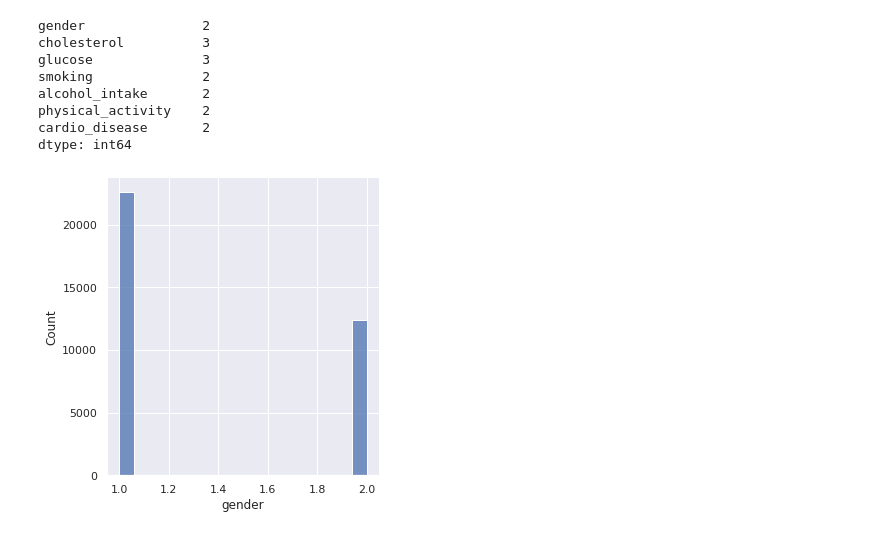
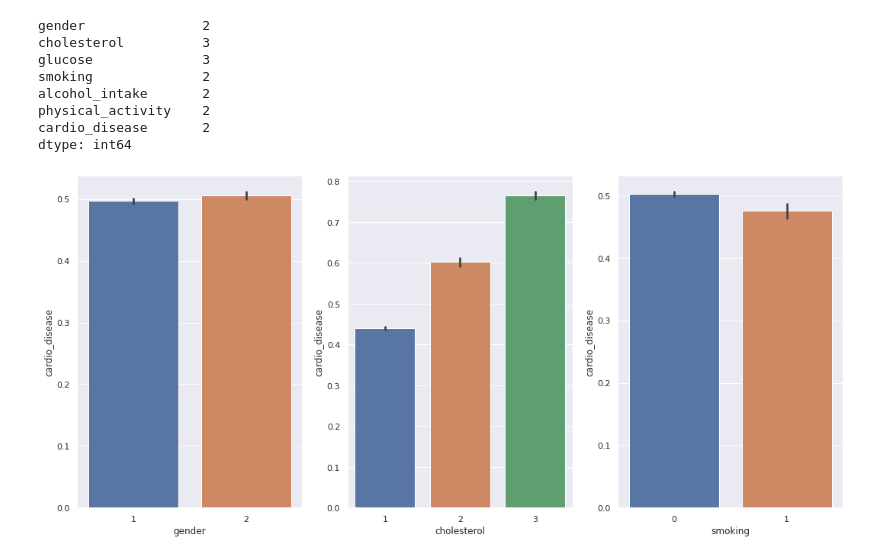
Before and after one commit to diandramelo/Cardio_Catch_Diseases, a Jupyter notebook: v01-Cardio_Catch_Diseases.ipynb, the cells around one changed output. Drawn from its saved outputs; the diff is of its cells as text; code cells hidden in the pictures.

Commit message:
Data Description

```diff
--- a/v01-Cardio_Catch_Diseases.ipynb
+++ b/v01-Cardio_Catch_Diseases.ipynb
@@ -172,15 +172,13 @@ physical_activity    2
 cardio_disease       2
 dtype: int64
 # %%
-aux = df1[df1['cardio_disease'] == 1]
+plt.subplot(1,3,1)
+sns.barplot(x = "gender", y = "cardio_disease", data = df1);
 
-# plt.subplot(1,3,1)
-sns.displot(aux, x = 'gender');
+plt.subplot(1,3,2)
+sns.barplot(x = "cholesterol", y = "cardio_disease", data = df1);
 
-# plt.subplot(1,3,2)
-# sns.boxplot(x = 'cholesterol', y = 'cardio_disease', data = df1);
-
-# plt.subplot(1,3,3)
-# sns.boxplot(x = 'smoking', y = 'cardio_disease', data = df1);
+plt.subplot(1,3,3)
+sns.barplot(x = "smoking", y = "cardio_disease", data = df1);
 # %% [output]
-[figure, old version]
+[figure, new version]
```
Also changed, not shown: parts of 2 cells of this notebook.
